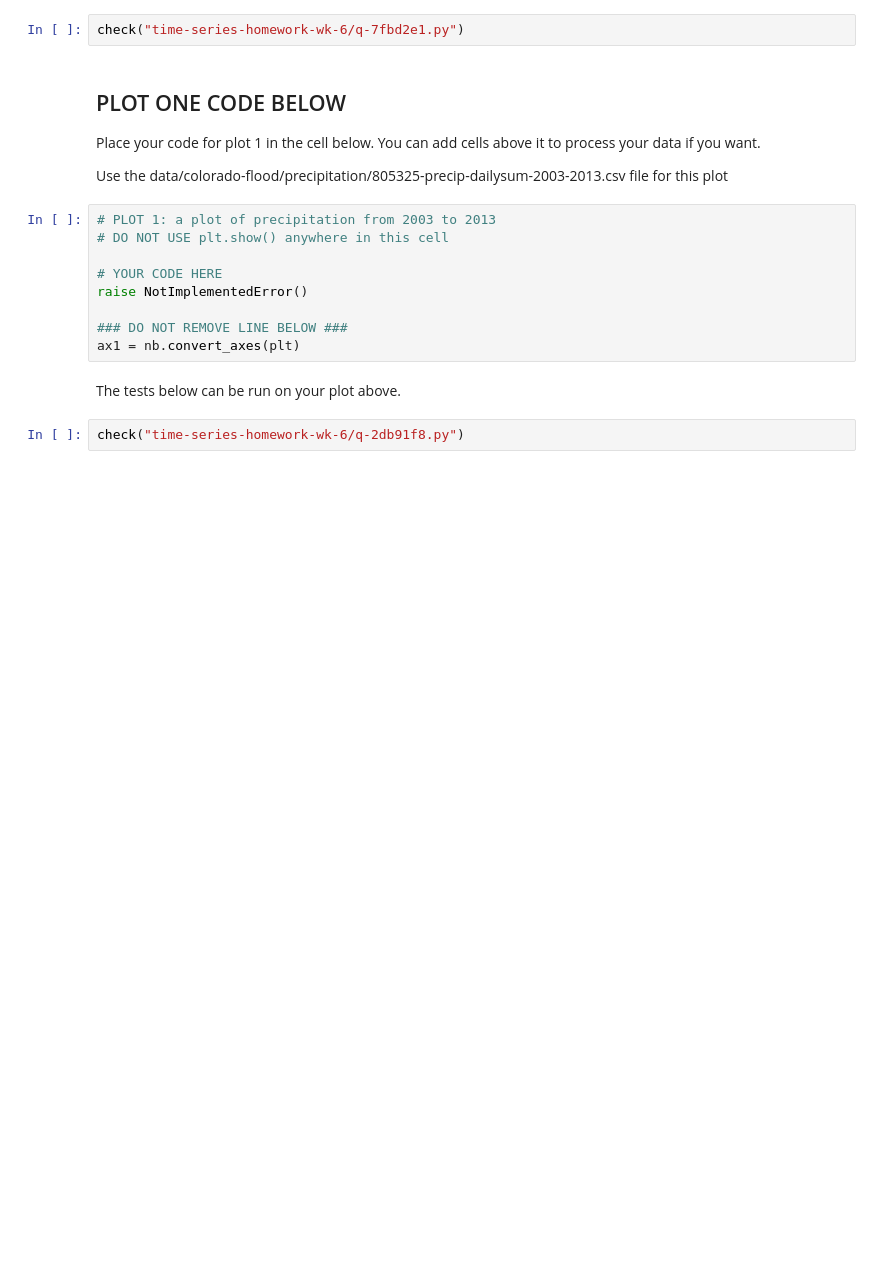
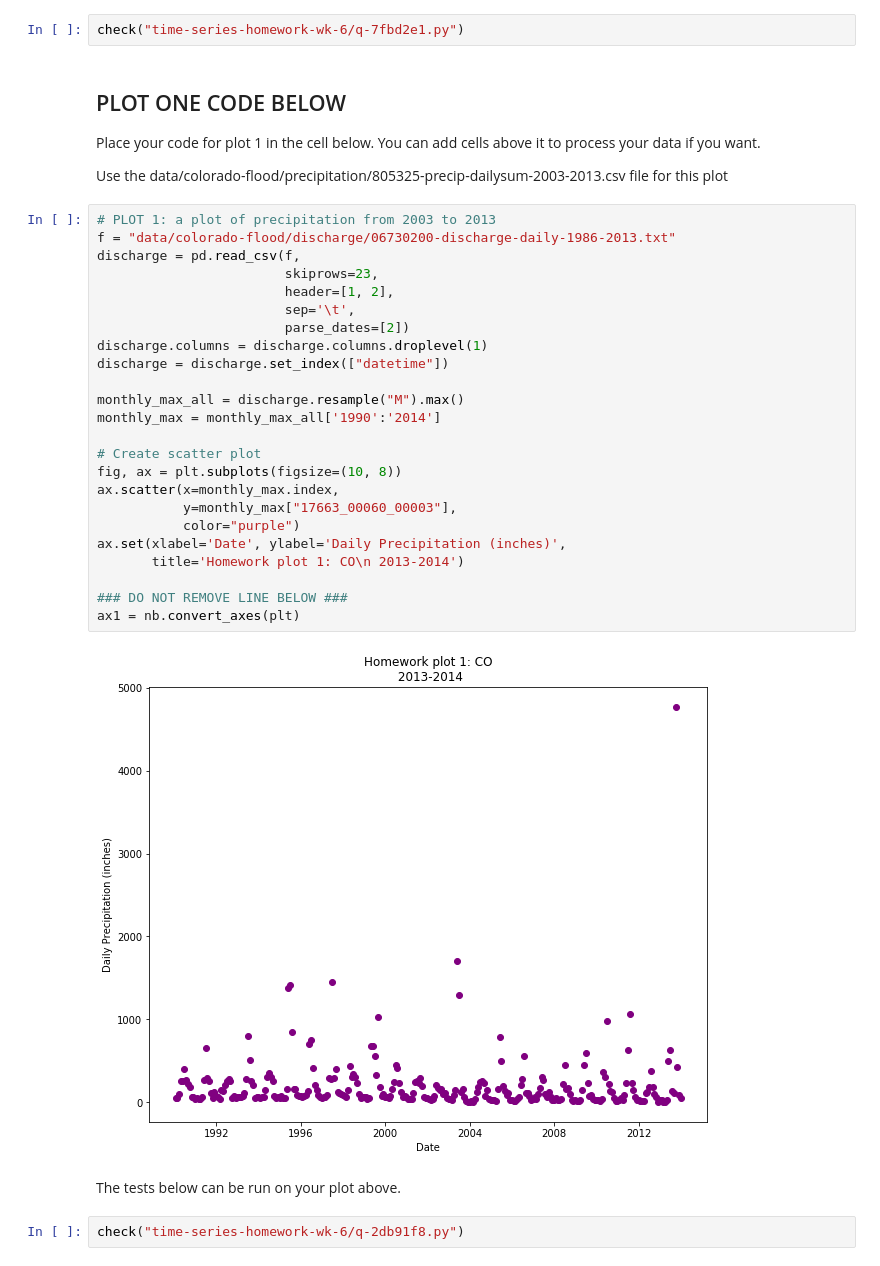
Before and after one commit to earth-analytics-edu/ea-spring-2019-lwasser, a Jupyter notebook: week-06/time-series-homework-wk-6.ipynb, the cells around one changed output. Drawn from its saved outputs; the diff is of its cells as text; blank space fills up the shorter version.

Commit message:
Week 6 homework submissions

```diff
--- a/week-06/time-series-homework-wk-6.ipynb
+++ b/week-06/time-series-homework-wk-6.ipynb
@@ -49,15 +58,32 @@ check("time-series-homework-wk-6/q-7fbd2e1.py")
 Place your code for plot 1 in the cell below. You can add cells above it to process your data if you want.
 
 Use the data/colorado-flood/precipitation/805325-precip-dailysum-2003-2013.csv file for this plot
-# %%
-# PLOT 1: a plot of precipitation from 2003 to 2013
-# DO NOT USE plt.show() anywhere in this cell
-
-# YOUR CODE HERE
-raise NotImplementedError()
-
-### DO NOT REMOVE LINE BELOW ###
-ax1 = nb.convert_axes(plt)
+# %%
+# PLOT 1: a plot of precipitation from 2003 to 2013
+f = "data/colorado-flood/discharge/06730200-discharge-daily-1986-2013.txt"
+discharge = pd.read_csv(f,
+                        skiprows=23,
+                        header=[1, 2],
+                        sep='\t',
+                        parse_dates=[2])
+discharge.columns = discharge.columns.droplevel(1)
+discharge = discharge.set_index(["datetime"])
+
+monthly_max_all = discharge.resample("M").max()
+monthly_max = monthly_max_all['1990':'2014']
+
+# Create scatter plot
+fig, ax = plt.subplots(figsize=(10, 8))
+ax.scatter(x=monthly_max.index,
+           y=monthly_max["17663_00060_00003"],
+           color="purple")
+ax.set(xlabel='Date', ylabel='Daily Precipitation (inches)',
+       title='Homework plot 1: CO\n 2013-2014')
+
+### DO NOT REMOVE LINE BELOW ###
+ax1 = nb.convert_axes(plt)
+# %% [output]
+[figure, added]
 # %% [markdown]
 The tests below can be run on your plot above.
 # %%
```
Also changed, not shown: parts of 3 cells of this notebook.
